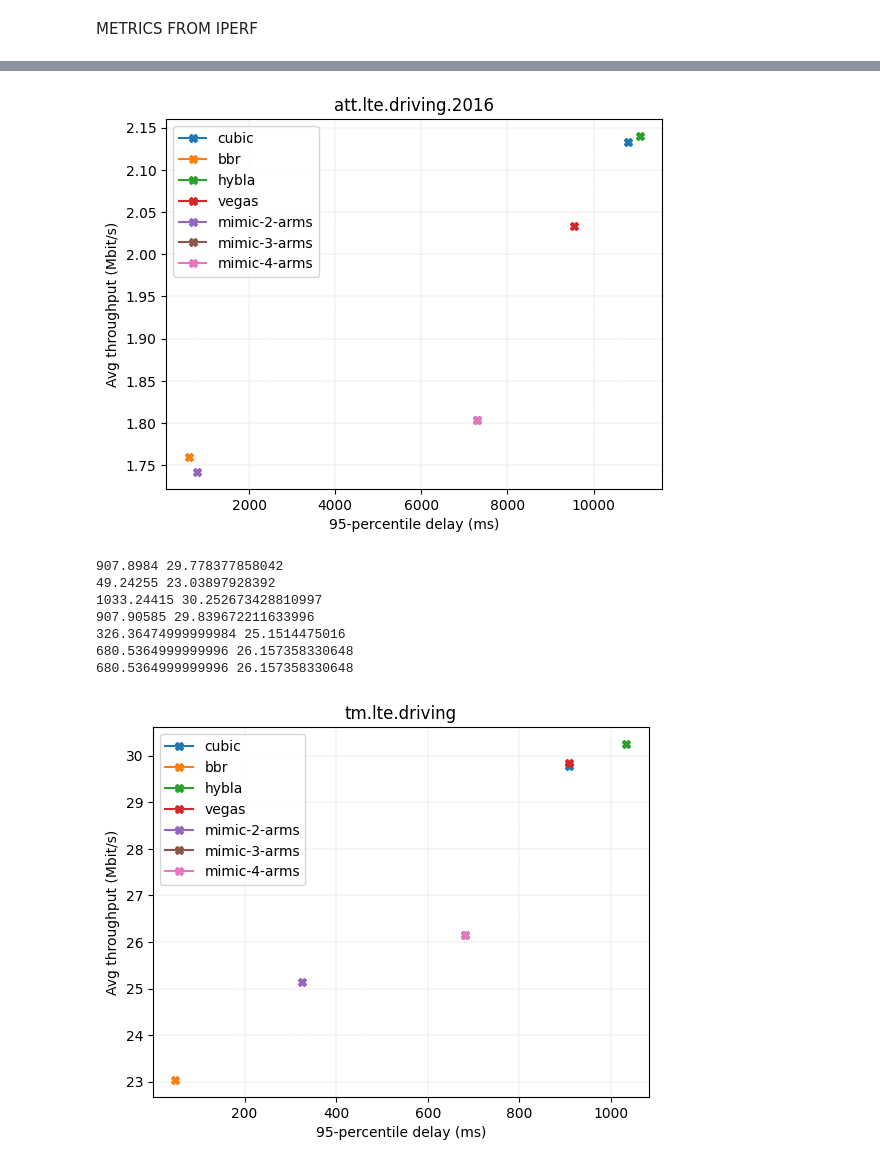
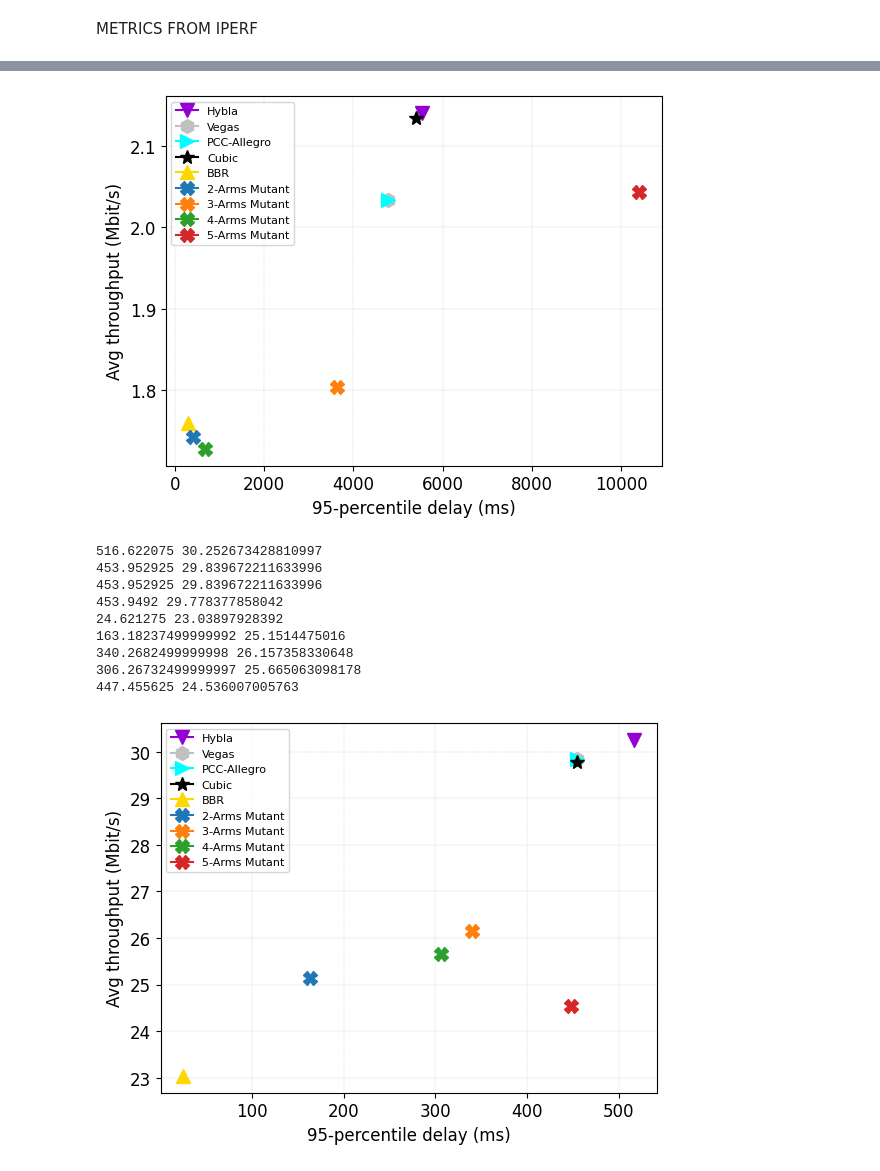
Before and after one commit to lorepap/mutant, a Jupyter notebook: analysis/notebook/marginal_gain.ipynb, the cells around one changed output, grey strips where cells are left out. Cells and saved outputs as stored; diff of their text form; code cells hidden in the pictures.

```diff
--- a/analysis/notebook/marginal_gain.ipynb
+++ b/analysis/notebook/marginal_gain.ipynb
@@ -287,3 +295,10 @@ METRICS FROM KERNEL
 #     plt.show()
 # %% [markdown]
 METRICS FROM IPERF
+# %%
+import yaml
+
+# Open the YAML file
+with open('/home/lorenzo/Desktop/mimic-2/analysis/utils/markers.yml', 'r') as file:
+    # Load the YAML contentpink
+    markers_json = yaml.load(file, Loader=yaml.FullLoader)
@@ -309,38 +355,70 @@ def get_metrics(config):
+# %%
+import yaml
+
+# Open the YAML file
+with open('/home/lorenzo/Desktop/mimic-2/analysis/utils/markers.yml', 'r') as file:
+    # Load the YAML contentpink
+    markers_json = yaml.load(file, Loader=yaml.FullLoader)
+# %%
+SMALL_SIZE=8
+MEDIUM_SIZE=12
+BIGGER_SIZE=16
 # %%
 import numpy as np
+from matplotlib import markers
 
 all_traces = parse_traces_config()
 all_traces = [t for t in all_traces['traces'].keys()]
+markers = markers_json["schemes"]
 
 # Get the features batch for each step
-save = False
+save = True
 for t in traces:
+
     # Plot native
-
-    for p in ["cubic", "bbr", "hybla", "vegas"]:
+    for p in ["hybla", "vegas", "pcc", "cubic", "bbr"]:
         thruput, rtts, cwnds, _ = get_metrics(i_single_prot_dict[(p, t)])
         # thr_95_perc = np.mean(thruputs)
-        delay_95_perc = np.percentile(rtts, 95)
+        delay_95_perc = np.percentile(rtts, 95)/2
         print(delay_95_perc, thruput)
-        plt.plot(delay_95_perc, thruput, marker='X', label=p)
+        plt.plot(delay_95_perc, thruput, marker=markers[p]["marker"], label=markers[p]["name"], color=markers[p]["color"], markersize=10)
 
+    # Get Cubic and BBR from Pantheon
+    cubic_tput = p_tput_dict[("cubic", t)]
+    cubic_delay = p_delay_dict[("cubic", t)]
+    bbr_tput = p_tput_dict[("bbr", t)]
+    bbr_delay = p_delay_dict[("bbr", t)]
+    pcc_tput = p_tput_dict[("pcc", t)]
+    pcc_delay = p_delay_dict[("pcc", t)]
+    # plt.plot(cubic_delay, cubic_tput, marker=markers["cubic"]["marker"], label=markers["cubic"]["name"], color=markers["cubic"]["color"], markersize=10)
+    # plt.plot(bbr_delay, bbr_tput, marker=markers["bbr"]["marker"], label=markers["bbr"]["name"], color=markers["bbr"]["color"], markersize=10)
+    # plt.plot(pcc_delay, pcc_tput, marker=markers["pcc"]["marker"], label=markers["pcc"]["name"], color=markers["pcc"]["color"], markersize=10)
 
     # Plot mimic different arms
-    for n_arms in [2, 3, 4]:
+    for n_arms in [2, 3, 4, 5]:
         if n_arms == 2:
             i_dict = i_json_dict_2
         elif n_arms == 3:
             i_dict = i_json_dict_3
         elif n_arms == 4:
             i_dict = i_json_dict_4
+        elif n_arms == 5:
+            i_dict = i_json_dict_5
 
         thruput, rtts, cwnds, _ = get_metrics(i_dict[t])
         # thr_95_perc = np.mean(thruputs)
-        delay_95_perc = np.percentile(rtts, 95)
+        delay_95_perc = np.percentile(rtts, 95)/2
         print(delay_95_perc, thruput)
-        plt.plot(delay_95_perc, thruput, marker='X', label=f"mimic-{n_arms}-arms")
+        plt.plot(delay_95_perc, thruput, marker='X', label=markers[f"mimic-{n_arms}-arms"]["name"], markersize=10)
+        # plt.title(t)
+        plt.rc('font', size=MEDIUM_SIZE)          # controls default text sizes
+        plt.rc('axes', titlesize=MEDIUM_SIZE)     # fontsize of the axes title
+        plt.rc('axes', labelsize=MEDIUM_SIZE)    # fontsize of the x and y labels
+        plt.rc('xtick', labelsize=MEDIUM_SIZE)    # fontsize of the tick labels
+        plt.rc('ytick', labelsize=MEDIUM_SIZE)    # fontsize of the tick labels
+        plt.rc('legend', fontsize=SMALL_SIZE)    # legend fontsize
+        plt.rc('figure', titlesize=BIGGER_SIZE)  # fontsize of the figure title
 
-    plt.title(t)
     plt.xlabel('95-percentile delay (ms)')
     plt.ylabel('Avg throughput (Mbit/s)')
     plt.grid(linestyle='--', linewidth=0.2)
@@ -362,9 +442,11 @@ for t in traces:
-[figure, old version]
+[figure, new version]
-907.8984 29.778377858042
-49.24255 23.03897928392
-1033.24415 30.252673428810997
-907.90585 29.839672211633996
-326.36474999999984 25.1514475016
-680.5364999999996 26.157358330648
-680.5364999999996 26.157358330648
+516.622075 30.252673428810997
+453.952925 29.839672211633996
+453.952925 29.839672211633996
+453.9492 29.778377858042
+24.621275 23.03897928392
+163.18237499999992 25.1514475016
+340.2682499999998 26.157358330648
+306.26732499999997 25.665063098178
+447.455625 24.536007005763
-[figure, old version]
+[figure, new version]
```
Also changed, not shown: parts of 10 cells of this notebook, 2 other files.
